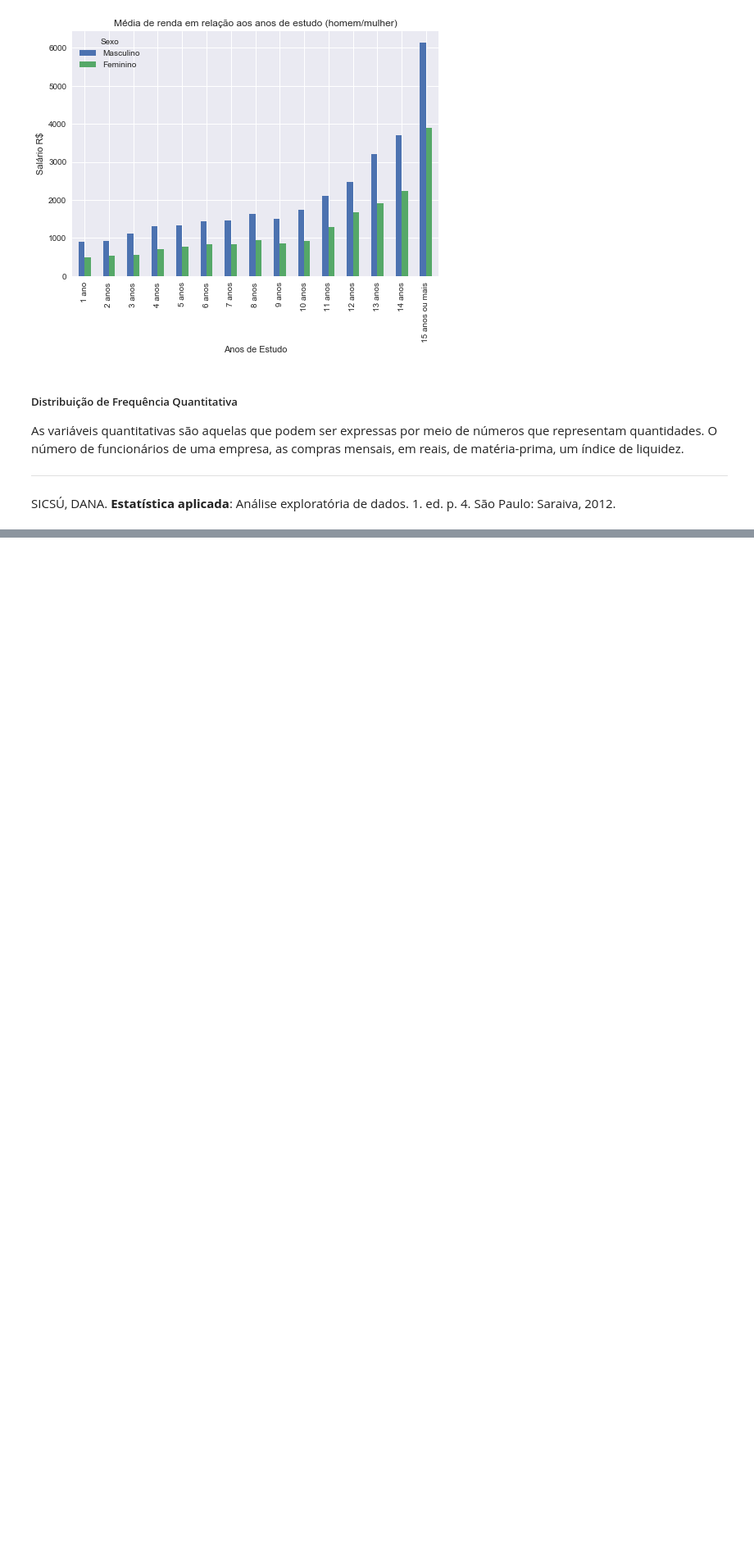
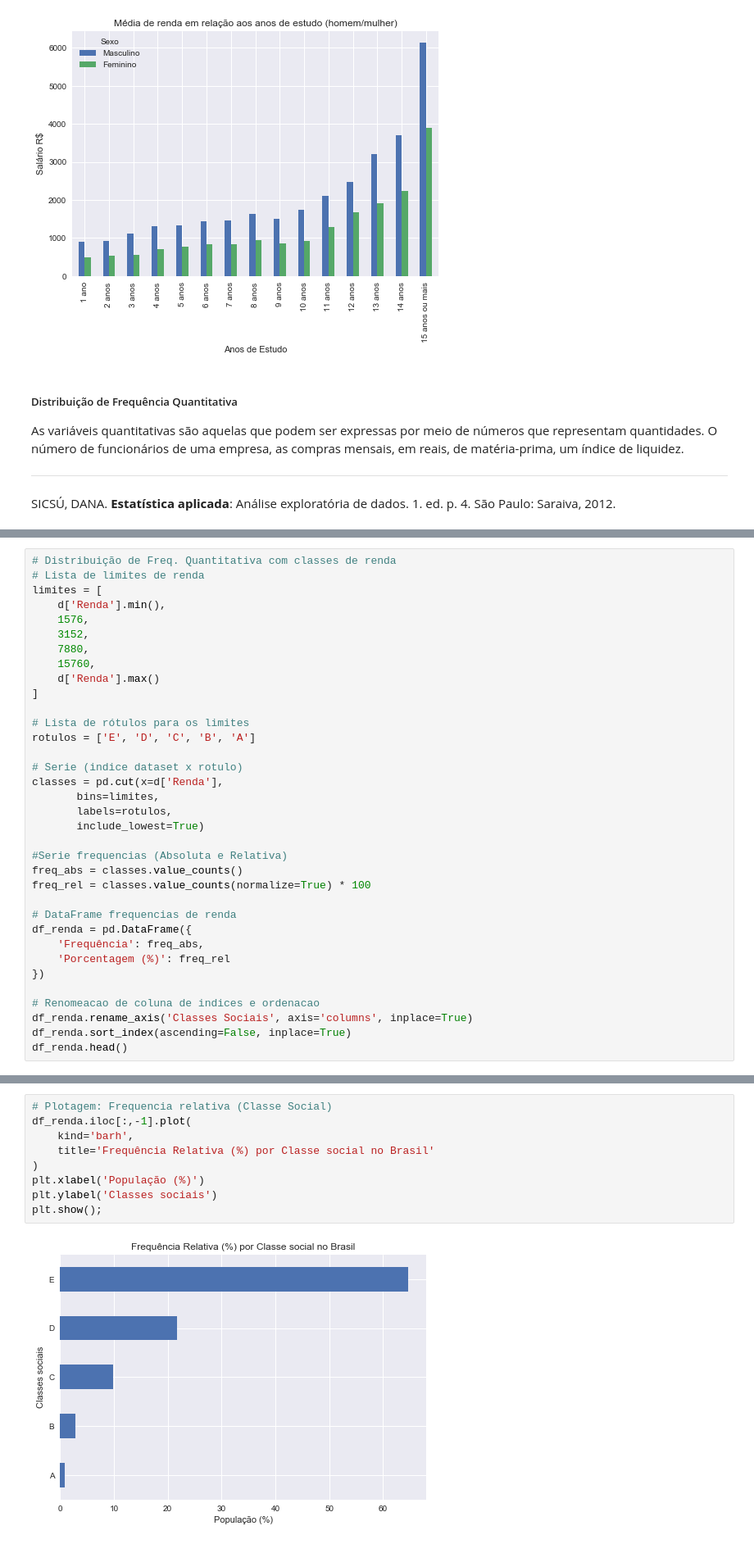
Before and after one commit to paulofreitasnobrega/estatistica-com-python, a Jupyter notebook: aula2-distribuicao-de-frequencia.ipynb, the cells around one changed output, grey strips where cells are left out. Shown: that part at 82% size. Saved outputs shown, nothing was run; the diff lists cells and outputs as text; blank space fills up the shorter version.

Commit message:
Aula 2: Distribuição de frequência - pt 2

```diff
--- a/aula2-distribuicao-de-frequencia.ipynb
+++ b/aula2-distribuicao-de-frequencia.ipynb
@@ -229,0 +249,35 @@ a = 1
+# %%
+# Distribuição de Freq. Quantitativa com classes de renda
+# Lista de limites de renda
+limites = [
+    d['Renda'].min(),
+    1576,
+    3152,
+    7880,
+    15760,
+    d['Renda'].max()
+]
+
+# Lista de rótulos para os limites
+rotulos = ['E', 'D', 'C', 'B', 'A']
+
+# Serie (indice dataset x rotulo)
+classes = pd.cut(x=d['Renda'],
+       bins=limites,
+       labels=rotulos,
+       include_lowest=True)
+
+#Serie frequencias (Absoluta e Relativa)
+freq_abs = classes.value_counts()
+freq_rel = classes.value_counts(normalize=True) * 100
+
+# DataFrame frequencias de renda
+df_renda = pd.DataFrame({
+    'Frequência': freq_abs,
+    'Porcentagem (%)': freq_rel
+})
+
+# Renomeacao de coluna de indices e ordenacao
+df_renda.rename_axis('Classes Sociais', axis='columns', inplace=True)
+df_renda.sort_index(ascending=False, inplace=True)
+df_renda.head()
@@ -229,0 +291,11 @@ a = 1
+# %%
+# Plotagem: Frequencia relativa (Classe Social)
+df_renda.iloc[:,-1].plot(
+    kind='barh',
+    title='Frequência Relativa (%) por Classe social no Brasil'
+)
+plt.xlabel('População (%)')
+plt.ylabel('Classes sociais')
+plt.show();
+# %% [output]
+[figure, added]
```
Also changed, not shown: parts of 7 cells of this notebook.
